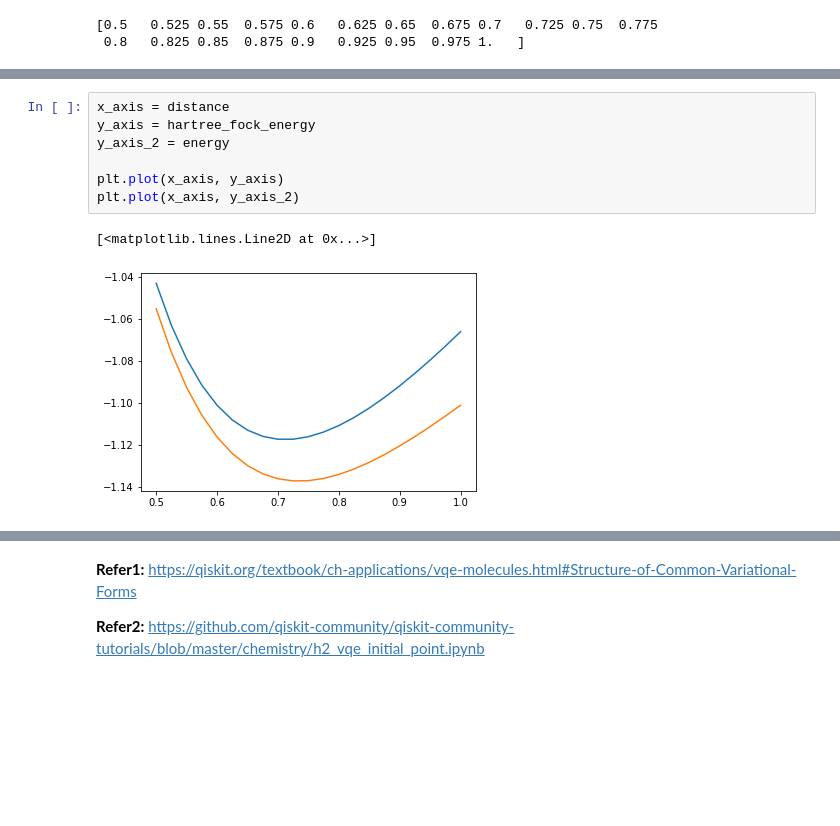
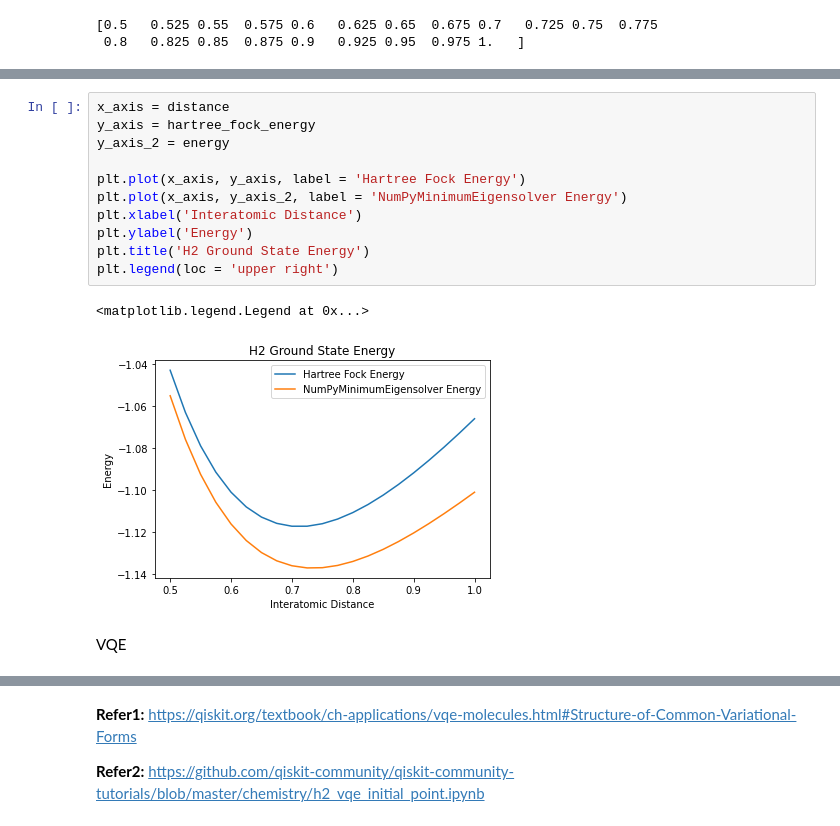
Before and after one commit to SaashaJoshi/quantum-computing, a Jupyter notebook: qiskit-ibm/algorithms/vqe.ipynb, the cells around one changed output, grey strips where cells are left out. Saved outputs shown, nothing was run; the diff lists cells and outputs as text; blank space fills up the shorter version.

Commit message:
complete VQE plots wrt interatomic distances

```diff
--- a/qiskit-ibm/algorithms/vqe.ipynb
+++ b/qiskit-ibm/algorithms/vqe.ipynb
@@ -86,10 +73,16 @@ hf:  [-1.042996274540095, -1.0630621429206066, -1.0790507361774568, -1.091570496
 # %%
 x_axis = distance
 y_axis = hartree_fock_energy
 y_axis_2 = energy
 
-plt.plot(x_axis, y_axis)
-plt.plot(x_axis, y_axis_2)
+plt.plot(x_axis, y_axis, label = 'Hartree Fock Energy')
+plt.plot(x_axis, y_axis_2, label = 'NumPyMinimumEigensolver Energy')
+plt.xlabel('Interatomic Distance')
+plt.ylabel('Energy')
+plt.title('H2 Ground State Energy')
+plt.legend(loc = 'upper right')
 # %% [output]
-[<matplotlib.lines.Line2D at 0x...>]
+<matplotlib.legend.Legend at 0x...>
-[figure, old version]
+[figure, new version]
+# %% [markdown]
+VQE
```
Also changed, not shown: parts of 4 cells of this notebook.
